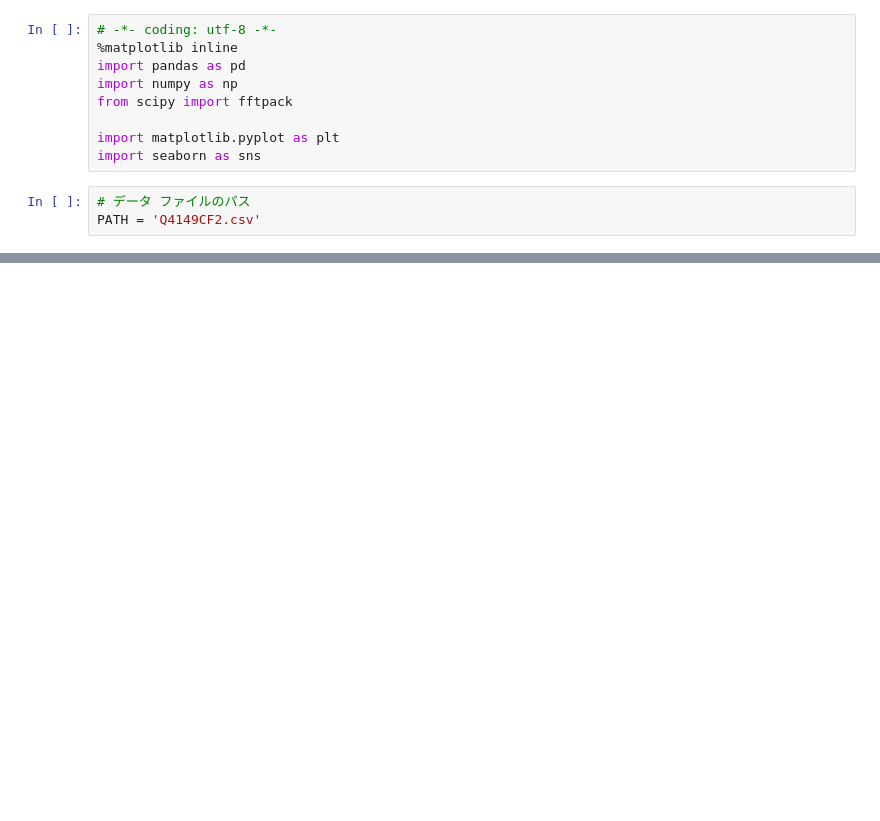
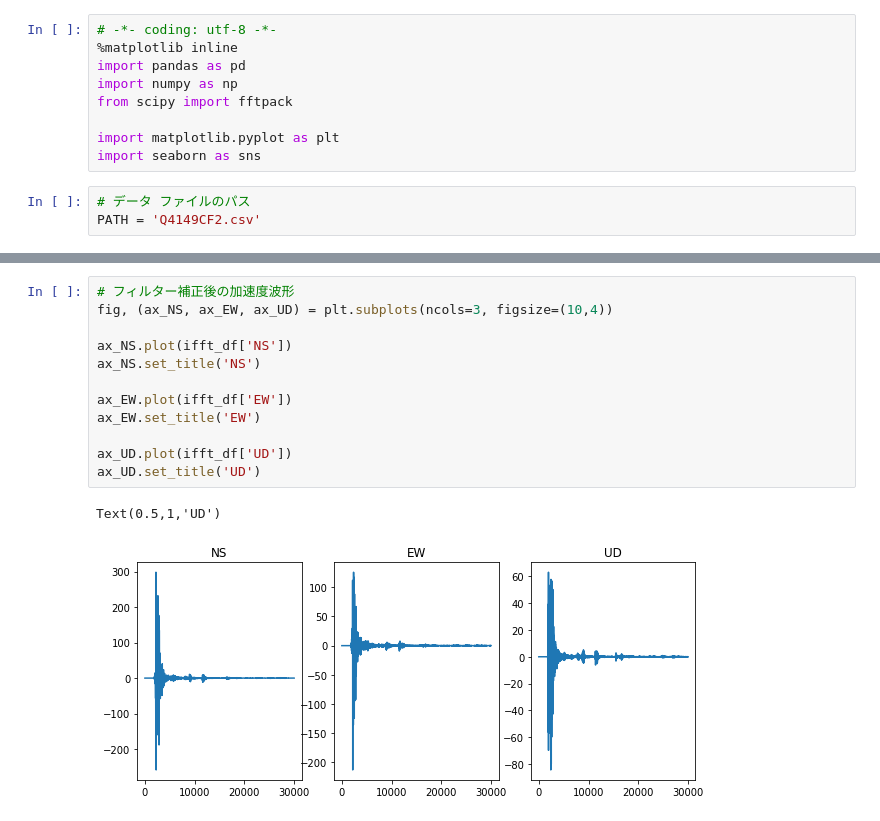
Before and after one commit to tomokikun/UrbanDisasterManagement, a Jupyter notebook: seismic_intensity.ipynb, the cells around one changed output, grey strips where cells are left out. Cells and saved outputs as stored; diff of their text form; blank space fills up the shorter version.

```diff
--- a/seismic_intensity.ipynb
+++ b/seismic_intensity.ipynb
@@ -111,3 +140,18 @@ ifft_df.head(14)
+# %%
+# フィルター補正後の加速度波形
+fig, (ax_NS, ax_EW, ax_UD) = plt.subplots(ncols=3, figsize=(10,4))
+
+ax_NS.plot(ifft_df['NS'])
+ax_NS.set_title('NS')
+
+ax_EW.plot(ifft_df['EW'])
+ax_EW.set_title('EW')
+
+ax_UD.plot(ifft_df['UD'])
+ax_UD.set_title('UD')
+# %% [output]
+Text(0.5,1,'UD')
+[figure, added]
 # %%
 # 4. フィルター処理済みの3成分波形をベクトル的に合成する。
 
```
Also changed, not shown: parts of 11 cells of this notebook.
